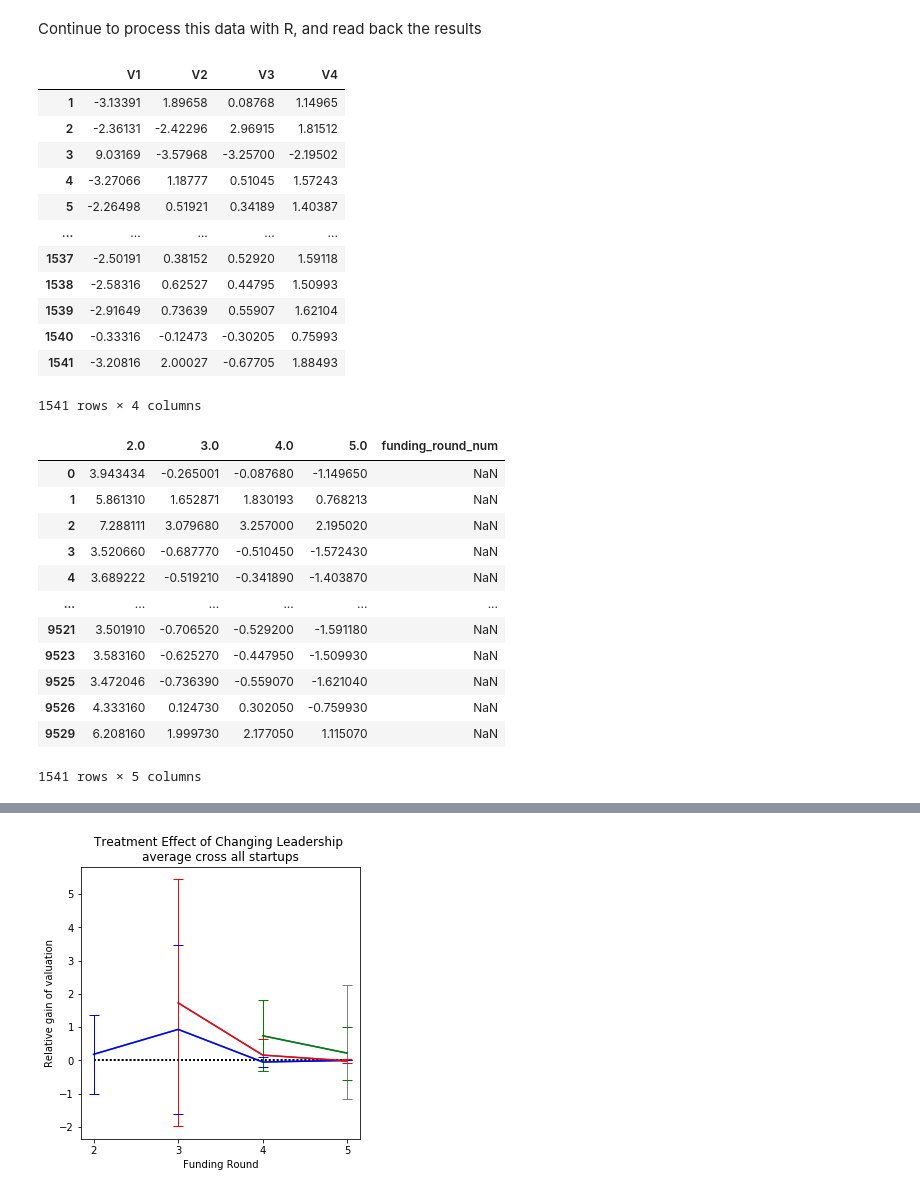
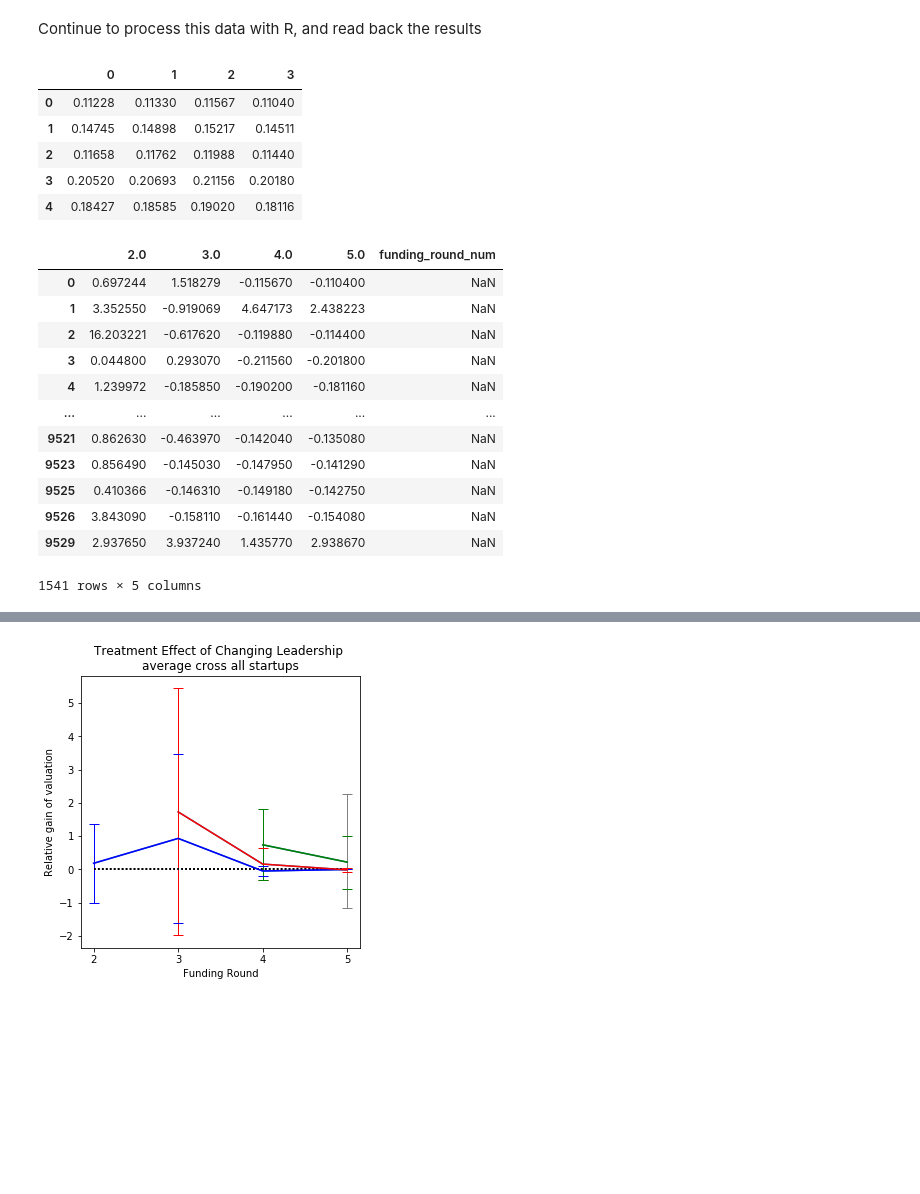
Before and after one commit to chenyangzhu/cz2641-applied-causality, a Jupyter notebook: src/codes/synthetic control.ipynb, the cells around one changed output, grey strips where cells are left out. Drawn from its saved outputs; the diff is of its cells as text; code cells hidden in the pictures; blank space fills up the shorter version.

```diff
--- a/src/codes/synthetic control.ipynb
+++ b/src/codes/synthetic control.ipynb
@@ -185,43 +210,36 @@ plt.show()
 # %% [markdown]
 Continue to process this data with R, and read back the results
 # %%
-estimated_matrix = pd.read_csv("../data/L0.csv", index_col=0).round(5)
+# estimated_matrix = pd.read_csv("../data/L0.csv", index_col=0).round(5)
 
 # Use category
-# estimated_matrix = pd.read_csv("../data/L1.csv", delimiter=' ', header=None).round(5)
+estimated_matrix = pd.read_csv("../data/L2.csv", delimiter=' ', header=None).round(5)
 
-estimated_matrix
+estimated_matrix.head()
 # %% [output]
-|  | V1 | V2 | V3 | V4 |
-| 1 | -3.13391 | 1.89658 | 0.08768 | 1.14965 |
-| 2 | -2.36131 | -2.42296 | 2.96915 | 1.81512 |
-| 3 | 9.03169 | -3.57968 | -3.25700 | -2.19502 |
-| 4 | -3.27066 | 1.18777 | 0.51045 | 1.57243 |
-| 5 | -2.26498 | 0.51921 | 0.34189 | 1.40387 |
-| ... | ... | ... | ... | ... |
-| 1537 | -2.50191 | 0.38152 | 0.52920 | 1.59118 |
-| 1538 | -2.58316 | 0.62527 | 0.44795 | 1.50993 |
-| 1539 | -2.91649 | 0.73639 | 0.55907 | 1.62104 |
-| 1540 | -0.33316 | -0.12473 | -0.30205 | 0.75993 |
-| 1541 | -3.20816 | 2.00027 | -0.67705 | 1.88493 |
+|  | 0 | 1 | 2 | 3 |
+| 0 | 0.11228 | 0.11330 | 0.11567 | 0.11040 |
+| 1 | 0.14745 | 0.14898 | 0.15217 | 0.14511 |
+| 2 | 0.11658 | 0.11762 | 0.11988 | 0.11440 |
+| 3 | 0.20520 | 0.20693 | 0.21156 | 0.20180 |
+| 4 | 0.18427 | 0.18585 | 0.19020 | 0.18116 |
-1541 rows × 4 columns
 # %%
 TrEffect = pd.concat([(X.iloc[:,2:-4] - np.array(estimated_matrix)),
                 X.funding_round_num], axis=1)
 TrEffect
 # %% [output]
 |  | 2.0 | 3.0 | 4.0 | 5.0 | funding_round_num |
-| 0 | 3.943434 | -0.265001 | -0.087680 | -1.149650 | NaN |
-| 1 | 5.861310 | 1.652871 | 1.830193 | 0.768213 | NaN |
-| 2 | 7.288111 | 3.079680 | 3.257000 | 2.195020 | NaN |
-| 3 | 3.520660 | -0.687770 | -0.510450 | -1.572430 | NaN |
-| 4 | 3.689222 | -0.519210 | -0.341890 | -1.403870 | NaN |
+| 0 | 0.697244 | 1.518279 | -0.115670 | -0.110400 | NaN |
+| 1 | 3.352550 | -0.919069 | 4.647173 | 2.438223 | NaN |
+| 2 | 16.203221 | -0.617620 | -0.119880 | -0.114400 | NaN |
+| 3 | 0.044800 | 0.293070 | -0.211560 | -0.201800 | NaN |
+| 4 | 1.239972 | -0.185850 | -0.190200 | -0.181160 | NaN |
 | ... | ... | ... | ... | ... | ... |
-| 9521 | 3.501910 | -0.706520 | -0.529200 | -1.591180 | NaN |
-| 9523 | 3.583160 | -0.625270 | -0.447950 | -1.509930 | NaN |
-| 9525 | 3.472046 | -0.736390 | -0.559070 | -1.621040 | NaN |
-| 9526 | 4.333160 | 0.124730 | 0.302050 | -0.759930 | NaN |
-| 9529 | 6.208160 | 1.999730 | 2.177050 | 1.115070 | NaN |
+| 9521 | 0.862630 | -0.463970 | -0.142040 | -0.135080 | NaN |
+| 9523 | 0.856490 | -0.145030 | -0.147950 | -0.141290 | NaN |
+| 9525 | 0.410366 | -0.146310 | -0.149180 | -0.142750 | NaN |
+| 9526 | 3.843090 | -0.158110 | -0.161440 | -0.154080 | NaN |
+| 9529 | 2.937650 | 3.937240 | 1.435770 | 2.938670 | NaN |
 1541 rows × 5 columns
 # %%
 TrEffect4Tred = TrEffect.dropna()
```
Also changed, not shown: parts of 15 cells of this notebook, 9 other files.
